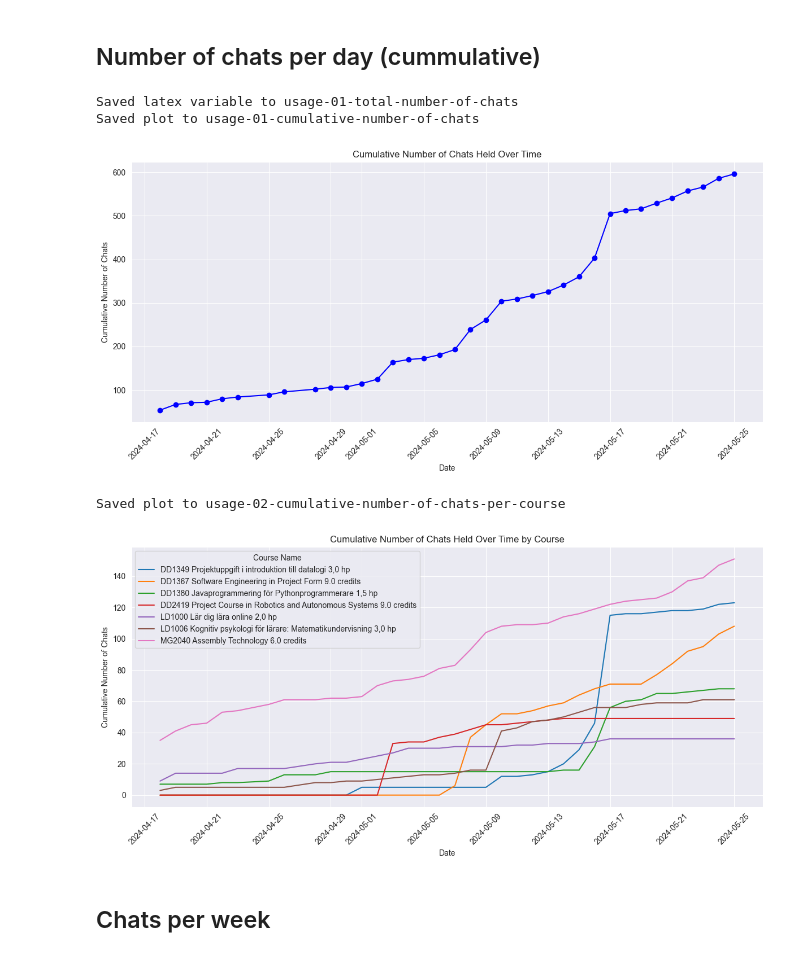
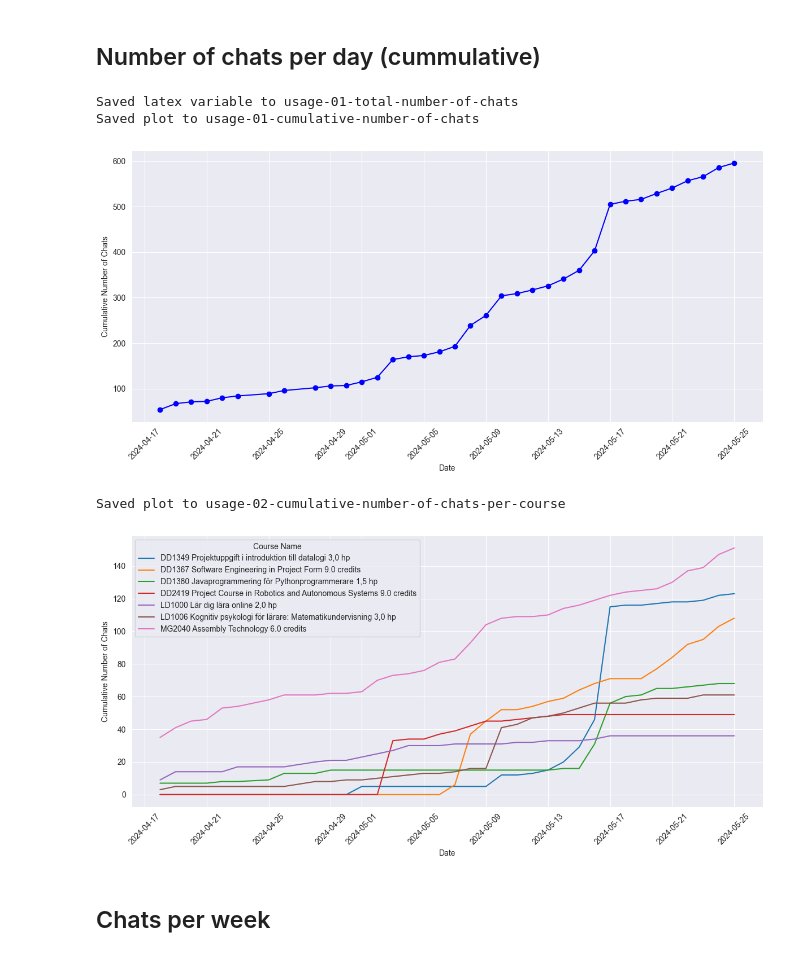
Before and after one commit to nattvara/DA231X, a Jupyter notebook: results/notebooks/usage.ipynb, the cells around one changed output. Saved outputs shown, nothing was run; the diff lists cells and outputs as text; code cells hidden in the pictures.

```diff
--- a/results/notebooks/usage.ipynb
+++ b/results/notebooks/usage.ipynb
@@ -101,7 +101,6 @@ save_variable("usage-01-total-number-of-chats", str(chats_per_day_cumulative.ilo
 
 plt.figure(figsize=(12, 6))
 plt.plot(chats_per_day_cumulative.index, chats_per_day_cumulative.values, marker='o', linestyle='-', color='b')
-plt.title('Cumulative Number of Chats Held Over Time')
 plt.xlabel('Date')
 plt.ylabel('Cumulative Number of Chats')
 plt.grid(True)
@@ -112,7 +111,7 @@ plt.show()
 # %% [output]
 Saved latex variable to usage-01-total-number-of-chats
 Saved plot to usage-01-cumulative-number-of-chats
-[figure, old version]
+[figure, new version]
 # %%
 df_chats = dataframes['chats']
 df_sessions = dataframes['sessions']
@@ -120,35 +119,34 @@ df_courses = dataframes['courses']
 
 df_chats['created_at'] = pd.to_datetime(df_chats['created_at'])
 
 df_merged = pd.merge(df_chats, df_sessions[['id', 'is_test_user']], left_on='session_id', right_on='id', how='left', suffixes=('', '_session'))
 
 df_filtered = df_merged[df_merged['is_test_user'] == False].copy()
 df_filtered = df_filtered[pd.to_datetime(df_filtered['created_at']).dt.date >= pd.to_datetime('2024-04-18').date()]
 
 df_filtered_with_names = pd.merge(df_filtered, df_courses, left_on='course_id', right_on='id', how='left', suffixes=('', '_course'))
 
 df_filtered_with_names = df_filtered_with_names[~df_filtered_with_names['course_id'].isin(exclude_courses)]
 
 chats_per_day_per_course_name = df_filtered_with_names.groupby(['name', df_filtered_with_names['created_at'].dt.date]).size().unstack(fill_value=0)
 
 cumulative_chats_per_course_name = chats_per_day_per_course_name.cumsum(axis=1).T
 
 plt.figure(figsize=(12, 6))
 for course_name in cumulative_chats_per_course_name.columns:
     plt.plot(cumulative_chats_per_course_name.index, cumulative_chats_per_course_name[course_name], linestyle='-', label=course_name)
 
-plt.title('Cumulative Number of Chats Held Over Time by Course')
 plt.xlabel('Date')
 plt.ylabel('Cumulative Number of Chats')
 plt.legend(title='Course Name')
 plt.grid(True)
 plt.xticks(rotation=45)
 plt.tight_layout()
 save_plot(plt, "usage-02-cumulative-number-of-chats-per-course", "Cumulative number of chats started by users participating in the study in each course", "fig:usage_02_cumulative_number_of_chats_per_course")
 plt.show()
 # %% [output]
 Saved plot to usage-02-cumulative-number-of-chats-per-course
-[figure, old version]
+[figure, new version]
 # %% [markdown]
 ## Chats per week
 # %%
```
Also changed, not shown: parts of 12 cells of this notebook, 13 other files.
